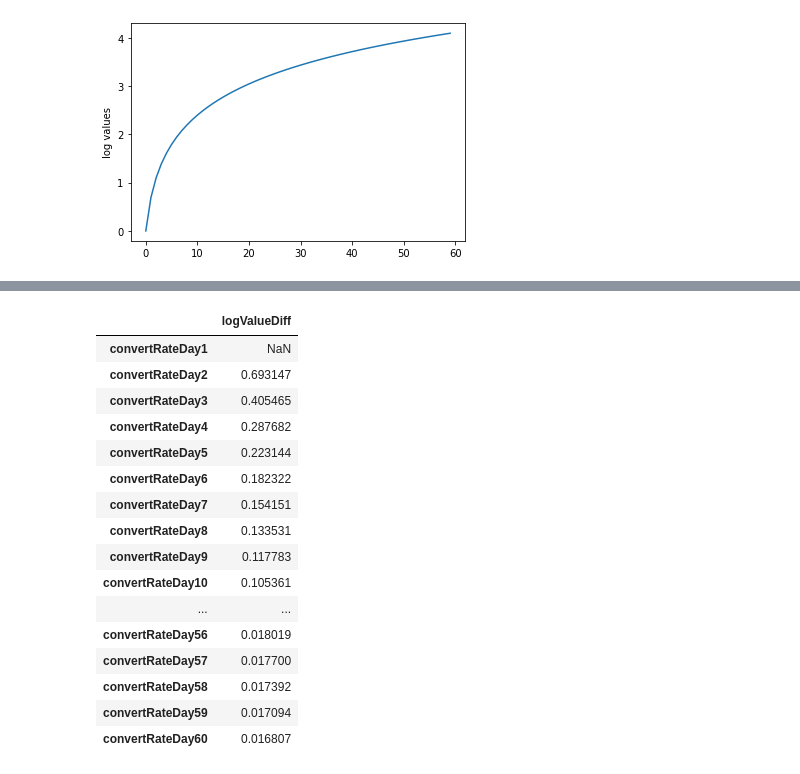
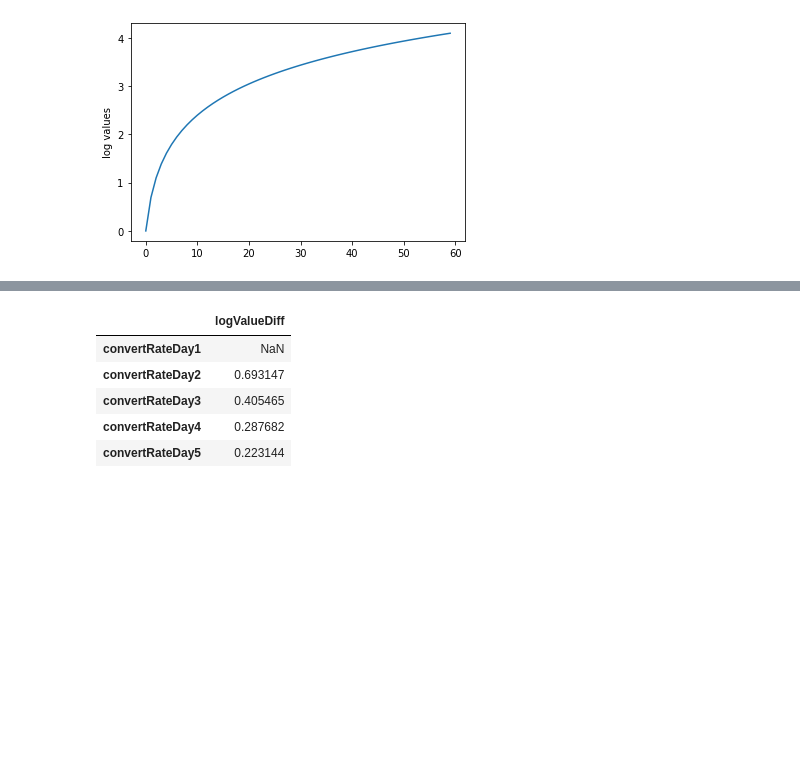
Before and after one commit to mattpupa/AB_TestForecast, a Jupyter notebook: AB_TestForecast_v1.ipynb, the cells around one changed output, grey strips where cells are left out. Saved outputs shown, nothing was run; the diff lists cells and outputs as text; code cells hidden in the pictures; blank space fills up the shorter version.

```diff
--- a/AB_TestForecast_v1.ipynb
+++ b/AB_TestForecast_v1.ipynb
@@ -236,27 +238,16 @@ conversionRatesTransposedDiff = conversionRatesTransposed.diff()
 # %%
 # Need to create dataframe with convertRateDayX as index and log values as column.
 
 logValuesTransposedDiff = pd.DataFrame(pd.Series(log_values).diff(), columns = ['logValueDiff'])
 
 logValuesTransposedDiff.set_index(conversionRatesTransposedDiff.index, inplace=True)
 
-logValuesTransposedDiff
+logValuesTransposedDiff.head()
 # %% [output]
 |  | logValueDiff |
 | convertRateDay1 | NaN |
 | convertRateDay2 | 0.693147 |
 | convertRateDay3 | 0.405465 |
 | convertRateDay4 | 0.287682 |
 | convertRateDay5 | 0.223144 |
-| convertRateDay6 | 0.182322 |
-| convertRateDay7 | 0.154151 |
-| convertRateDay8 | 0.133531 |
-| convertRateDay9 | 0.117783 |
-| convertRateDay10 | 0.105361 |
-| ... | ... |
-| convertRateDay56 | 0.018019 |
-| convertRateDay57 | 0.017700 |
-| convertRateDay58 | 0.017392 |
-| convertRateDay59 | 0.017094 |
-| convertRateDay60 | 0.016807 |
 # %%
```
Also changed, not shown: parts of 2 cells of this notebook.
